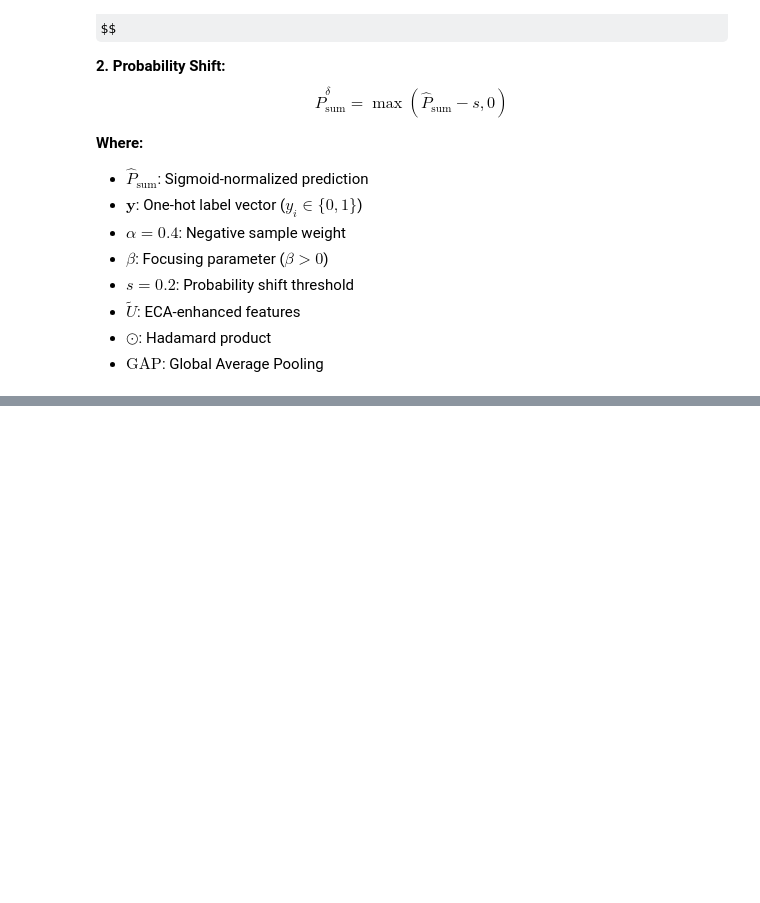
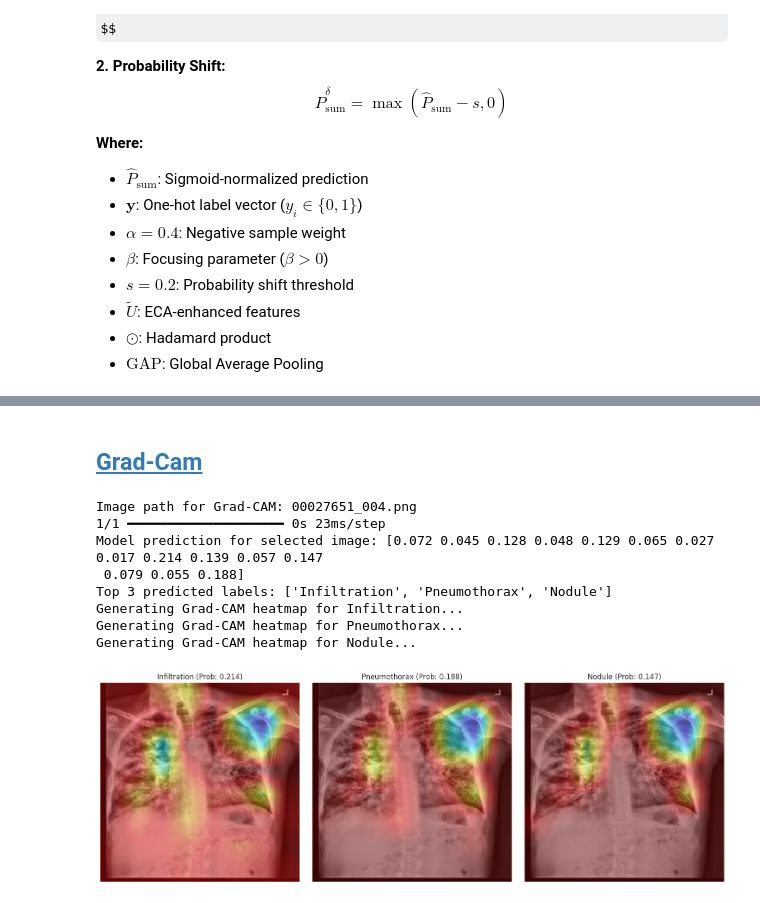
Before and after one commit to Mohamed-Mohamed-Hozien/XAI_FAKES_FAKES, a Jupyter notebook: fakes-fakes-phase-2-sahab.ipynb, the cells around one changed output, grey strips where cells are left out. Drawn from its saved outputs; the diff is of its cells as text; code cells hidden in the pictures; some formulas as TeX source; blank space fills up the shorter version.

Commit message:
Added Grad-Cam

```diff
--- a/fakes-fakes-phase-2-sahab.ipynb
+++ b/fakes-fakes-phase-2-sahab.ipynb
@@ -980,0 +1158,77 @@ Generating LIME explanation for Pneumonia...
+# %% [markdown]
+## [Grad-Cam](https://keras.io/examples/vision/grad_cam/)
+# %%
+def get_img_array(img_path, size):
+    img = keras.utils.load_img(img_path, target_size=size, color_mode='grayscale')
+    array = keras.utils.img_to_array(img)
+    array = np.expand_dims(array, axis=0)
+    array = array / 255.0
+    return array
+
+def make_gradcam_heatmap(img_array, model, last_conv_layer_name, pred_index):
+    grad_model = keras.models.Model(
+        model.inputs, [model.get_layer(last_conv_layer_name).output, model.output]
+    )
+
+    with tf.GradientTape() as tape:
+        last_conv_layer_output, preds = grad_model(img_array)
+        class_channel = preds[:, pred_index]
+
+    grads = tape.gradient(class_channel, last_conv_layer_output)
+    pooled_grads = tf.reduce_mean(grads, axis=(0, 1, 2))
+    last_conv_layer_output = last_conv_layer_output[0]
+    heatmap = last_conv_layer_output @ pooled_grads[..., tf.newaxis]
+    heatmap = tf.squeeze(heatmap)
+    heatmap = tf.maximum(heatmap, 0) / tf.math.reduce_max(heatmap)
+    return heatmap.numpy()
+
+
+last_conv_layer_name = 'conv2d_53'
+
+image_idx = 0
+img_path = test_df.iloc[image_idx]['Path']
+print(f"Image path for Grad-CAM: {img_path}")
+img_path = f"/kaggle/input/nih-balanced-and-resized-chest-x-rays/resized_images/resized_images/{img_path}"
+
+img_array = get_img_array(img_path, size=(256, 256))
+
+
+prediction = model.predict(img_array)[0]
+print("Model prediction for selected image:", prediction.round(3))
+
+
+top_labels = np.argsort(prediction)[-3:][::-1]
+print("Top 3 predicted labels:", [disease_columns[i] for i in top_labels])
+
+
+plt.figure(figsize=(15, 5))
+for i, label_idx in enumerate(top_labels):
+    print(f"Generating Grad-CAM heatmap for {disease_columns[label_idx]}...")
+    heatmap = make_gradcam_heatmap(img_array, model, last_conv_layer_name, pred_index=label_idx)
+
+    heatmap = cv2.resize(heatmap, (256, 256))
+    heatmap = np.uint8(255 * heatmap)
+    heatmap = cv2.applyColorMap(heatmap, cv2.COLORMAP_JET)
+    original_img = img_array[0, :, :, 0]
+    original_img_rgb = np.stack([original_img] * 3, axis=-1)
+    heatmap = heatmap.astype(np.float32) / 255.0
+    original_img_rgb = original_img_rgb.astype(np.float32)
+    superimposed_img = heatmap * 0.4 + original_img_rgb * 0.6
+
+    plt.subplot(1, 3, i+1)
+    plt.imshow(superimposed_img)
+    plt.title(f"{disease_columns[label_idx]} (Prob: {prediction[label_idx]:.3f})")
+    plt.axis('off')
+
+plt.tight_layout()
+plt.show()
+# %% [output]
+Image path for Grad-CAM: 00027651_004.png
+1/1 ━━━━━━━━━━━━━━━━━━━━ 0s 23ms/step
+Model prediction for selected image: [0.072 0.045 0.128 0.048 0.129 0.065 0.027 0.017 0.214 0.139 0.057 0.147
+ 0.079 0.055 0.188]
+Top 3 predicted labels: ['Infiltration', 'Pneumothorax', 'Nodule']
+Generating Grad-CAM heatmap for Infiltration...
+Generating Grad-CAM heatmap for Pneumothorax...
+Generating Grad-CAM heatmap for Nodule...
+[figure, added]
```
Also changed, not shown: parts of 32 cells of this notebook.
